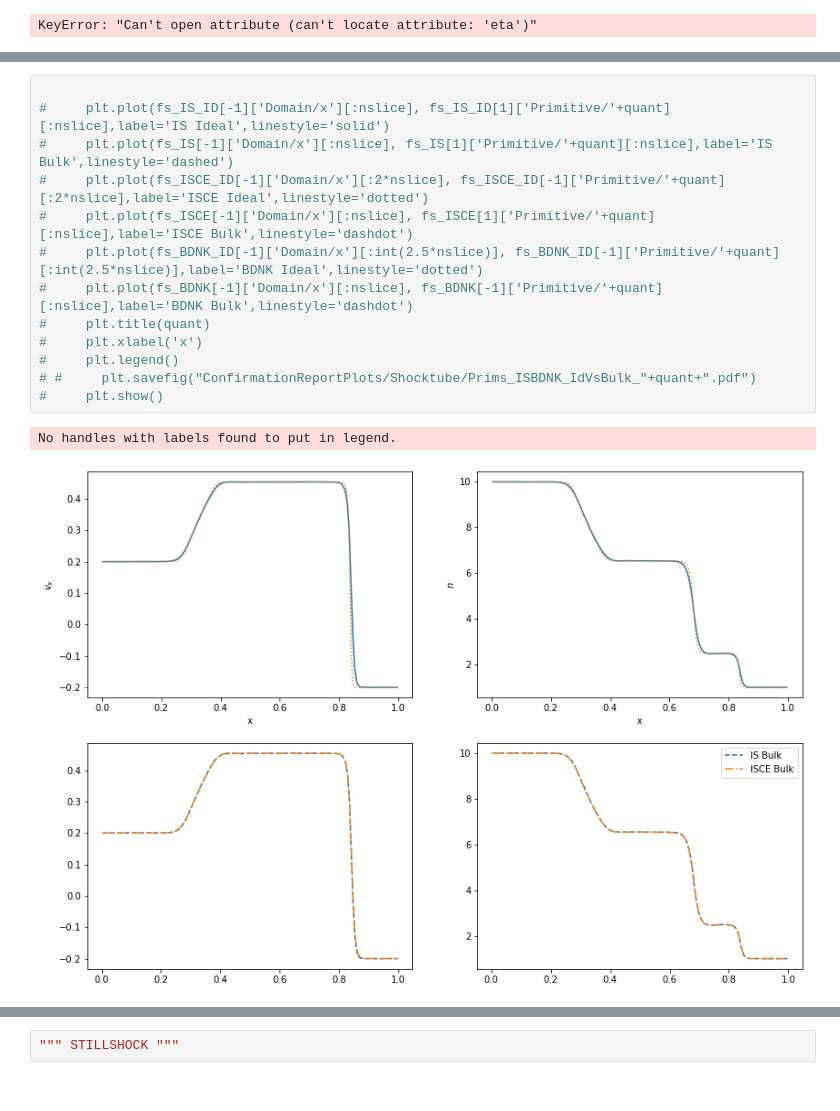
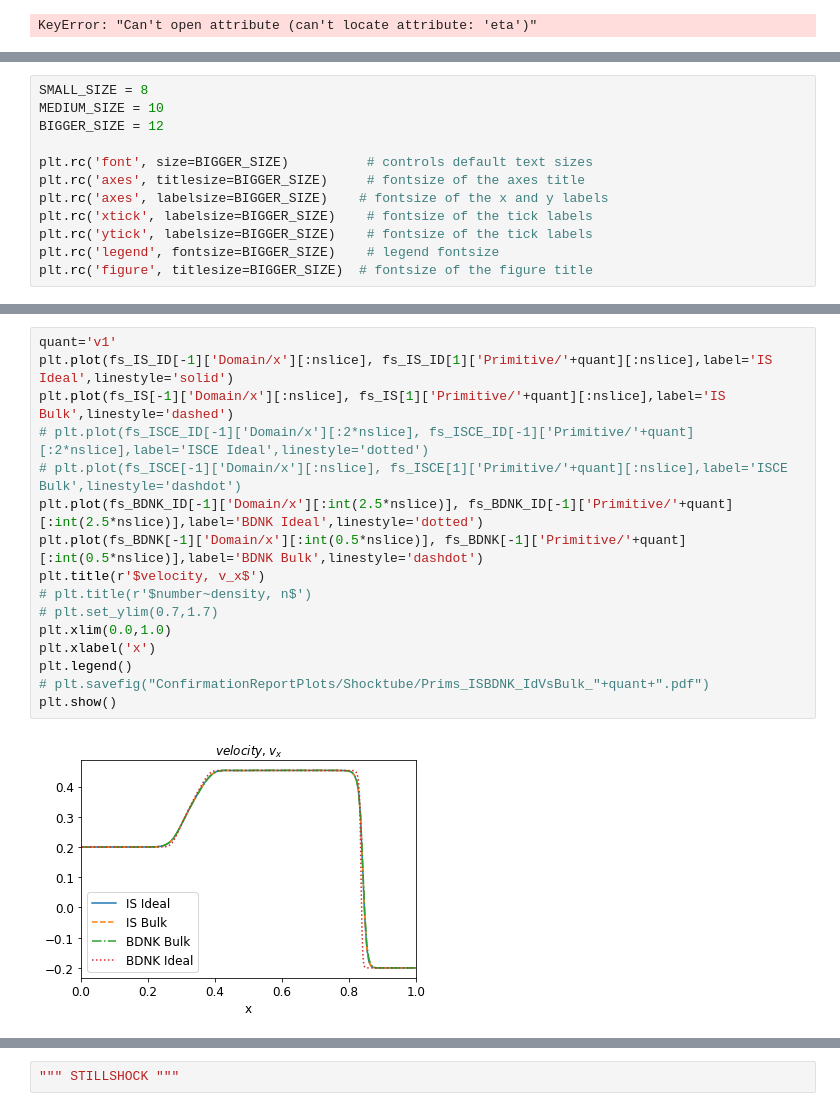
Before and after one commit to MarcusHatton/Plotting, a Jupyter notebook: ConfirmationPlottingHome.ipynb, the cells around one changed output, grey strips where cells are left out. Cells and saved outputs as stored; diff of their text form.

```diff
--- a/ConfirmationPlottingHome.ipynb
+++ b/ConfirmationPlottingHome.ipynb
@@ -158 +174,13 @@ for quant in['D','Tau','S1']:
+# %%
+SMALL_SIZE = 8
+MEDIUM_SIZE = 10
+BIGGER_SIZE = 12
+
+plt.rc('font', size=BIGGER_SIZE)          # controls default text sizes
+plt.rc('axes', titlesize=BIGGER_SIZE)     # fontsize of the axes title
+plt.rc('axes', labelsize=BIGGER_SIZE)    # fontsize of the x and y labels
+plt.rc('xtick', labelsize=BIGGER_SIZE)    # fontsize of the tick labels
+plt.rc('ytick', labelsize=BIGGER_SIZE)    # fontsize of the tick labels
+plt.rc('legend', fontsize=BIGGER_SIZE)    # legend fontsize
+plt.rc('figure', titlesize=BIGGER_SIZE)  # fontsize of the figure title
 # %%
@@ -195,19 +231,21 @@ No handles with labels found to put in legend.
 # %%
-
-#     plt.plot(fs_IS_ID[-1]['Domain/x'][:nslice], fs_IS_ID[1]['Primitive/'+quant][:nslice],label='IS Ideal',linestyle='solid')
-#     plt.plot(fs_IS[-1]['Domain/x'][:nslice], fs_IS[1]['Primitive/'+quant][:nslice],label='IS Bulk',linestyle='dashed')
-#     plt.plot(fs_ISCE_ID[-1]['Domain/x'][:2*nslice], fs_ISCE_ID[-1]['Primitive/'+quant][:2*nslice],label='ISCE Ideal',linestyle='dotted')
-#     plt.plot(fs_ISCE[-1]['Domain/x'][:nslice], fs_ISCE[1]['Primitive/'+quant][:nslice],label='ISCE Bulk',linestyle='dashdot')
-#     plt.plot(fs_BDNK_ID[-1]['Domain/x'][:int(2.5*nslice)], fs_BDNK_ID[-1]['Primitive/'+quant][:int(2.5*nslice)],label='BDNK Ideal',linestyle='dotted')
-#     plt.plot(fs_BDNK[-1]['Domain/x'][:nslice], fs_BDNK[-1]['Primitive/'+quant][:nslice],label='BDNK Bulk',linestyle='dashdot')
-#     plt.title(quant)
-#     plt.xlabel('x')
-#     plt.legend()
-# #     plt.savefig("ConfirmationReportPlots/Shocktube/Prims_ISBDNK_IdVsBulk_"+quant+".pdf")
-#     plt.show()
+quant='v1'
+plt.plot(fs_IS_ID[-1]['Domain/x'][:nslice], fs_IS_ID[1]['Primitive/'+quant][:nslice],label='IS Ideal',linestyle='solid')
+plt.plot(fs_IS[-1]['Domain/x'][:nslice], fs_IS[1]['Primitive/'+quant][:nslice],label='IS Bulk',linestyle='dashed')
+# plt.plot(fs_ISCE_ID[-1]['Domain/x'][:2*nslice], fs_ISCE_ID[-1]['Primitive/'+quant][:2*nslice],label='ISCE Ideal',linestyle='dotted')
+# plt.plot(fs_ISCE[-1]['Domain/x'][:nslice], fs_ISCE[1]['Primitive/'+quant][:nslice],label='ISCE Bulk',linestyle='dashdot')
+plt.plot(fs_BDNK_ID[-1]['Domain/x'][:int(2.5*nslice)], fs_BDNK_ID[-1]['Primitive/'+quant][:int(2.5*nslice)],label='BDNK Ideal',linestyle='dotted')
+plt.plot(fs_BDNK[-1]['Domain/x'][:int(0.5*nslice)], fs_BDNK[-1]['Primitive/'+quant][:int(0.5*nslice)],label='BDNK Bulk',linestyle='dashdot')
+plt.title(r'$velocity, v_x$')
+# plt.title(r'$number~density, n$')
+# plt.set_ylim(0.7,1.7)
+plt.xlim(0.0,1.0)
+plt.xlabel('x')
+plt.legend()
+# plt.savefig("ConfirmationReportPlots/Shocktube/Prims_ISBDNK_IdVsBulk_"+quant+".pdf")
+plt.show()
 # %% [output]
-No handles with labels found to put in legend.
-[figure, old version]
+[figure, new version]
 # %%
 plt.figure()
 fig, axes = plt.subplots(2,2,figsize=(14, 10))
```
Also changed, not shown: parts of 7 cells of this notebook, 4 other files.
